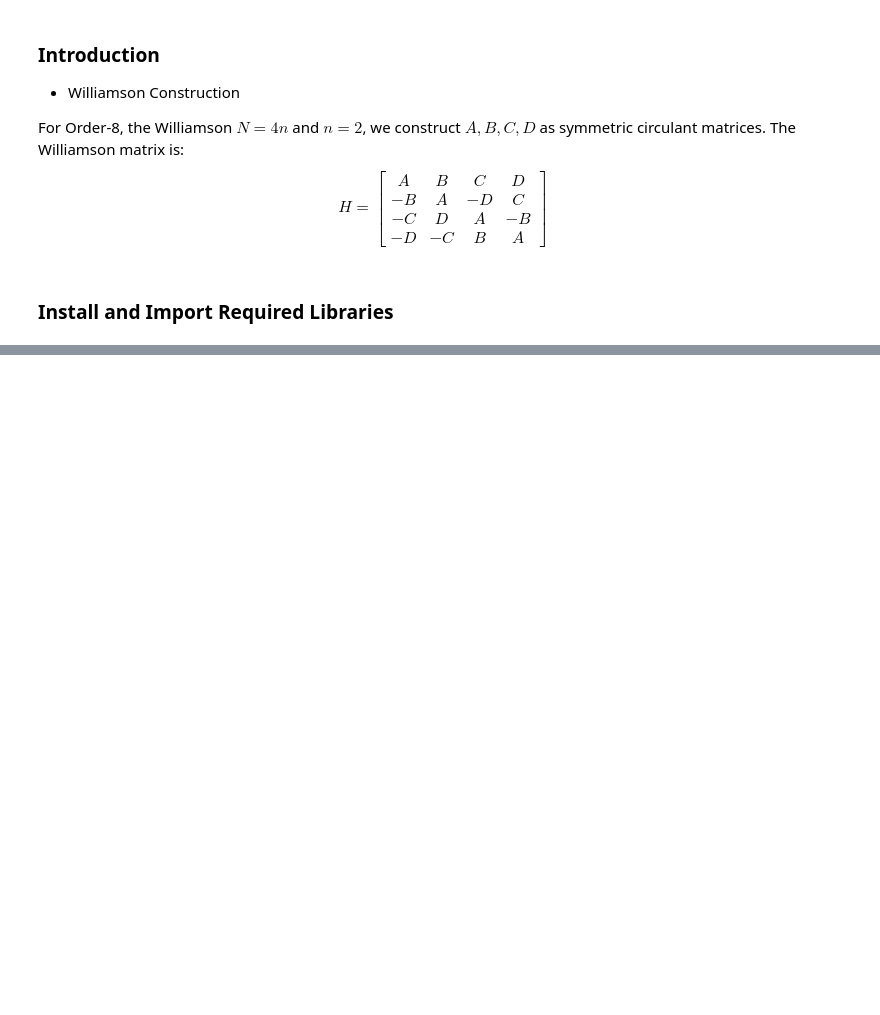
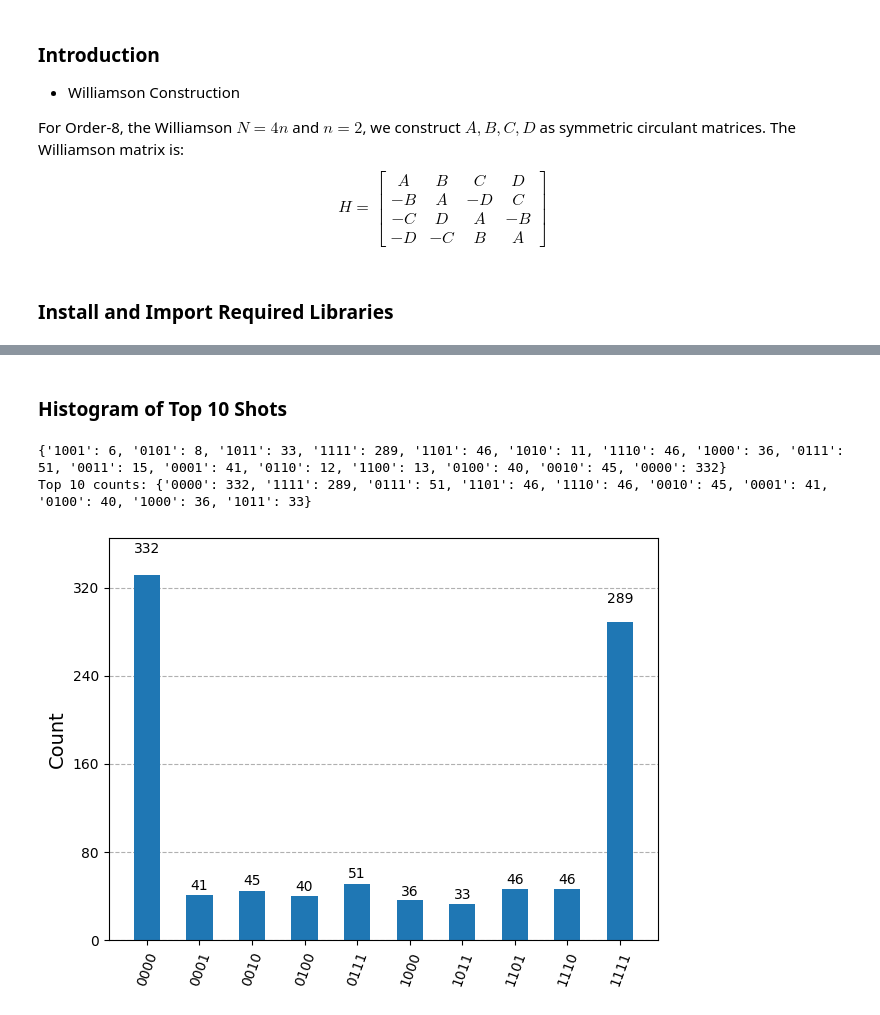
Before and after one commit to naseer-muhammad/Hadamard-Matrix-Research, a Jupyter notebook: Williamson/8x8_Williamson.ipynb, the cells around one changed output, grey strips where cells are left out. Cells and saved outputs as stored; diff of their text form; code cells hidden in the pictures; blank space fills up the shorter version.

```diff
--- a/Williamson/8x8_Williamson.ipynb
+++ b/Williamson/8x8_Williamson.ipynb
@@ -27,0 +245,14 @@ A & B & C & D \\
+# %% [markdown]
+### **Histogram of Top 10 Shots**
+# %%
+counts = backend.run(qc_final, shots=shots).result().get_counts()  # Execute the final QAOA circuit and get counts
+print(counts)
+
+top_10_counts = dict(sorted(counts.items(), key=lambda item: item[1], reverse=True)[:10])  # Get the top 10 counts
+print("Top 10 counts:", top_10_counts)
+
+display(plot_histogram(top_10_counts))  # Display a histogram of the top 10 counts using Qiskit's plot_histogram function
+# %% [output]
+{'1001': 6, '0101': 8, '1011': 33, '1111': 289, '1101': 46, '1010': 11, '1110': 46, '1000': 36, '0111': 51, '0011': 15, '0001': 41, '0110': 12, '1100': 13, '0100': 40, '0010': 45, '0000': 332}
+Top 10 counts: {'0000': 332, '1111': 289, '0111': 51, '1101': 46, '1110': 46, '0010': 45, '0001': 41, '0100': 40, '1000': 36, '1011': 33}
+[figure, added]
```
Also changed, not shown: parts of 50 cells of this notebook, 2 other files.
